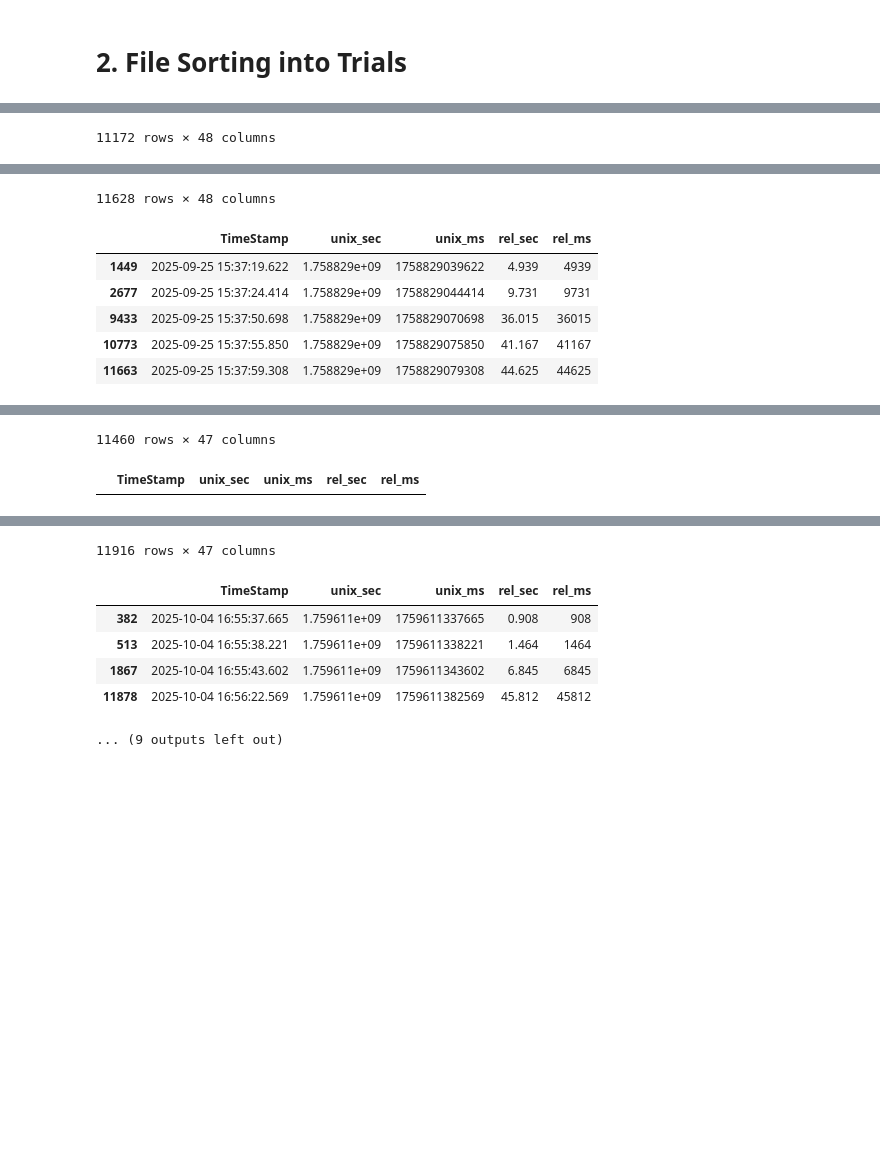
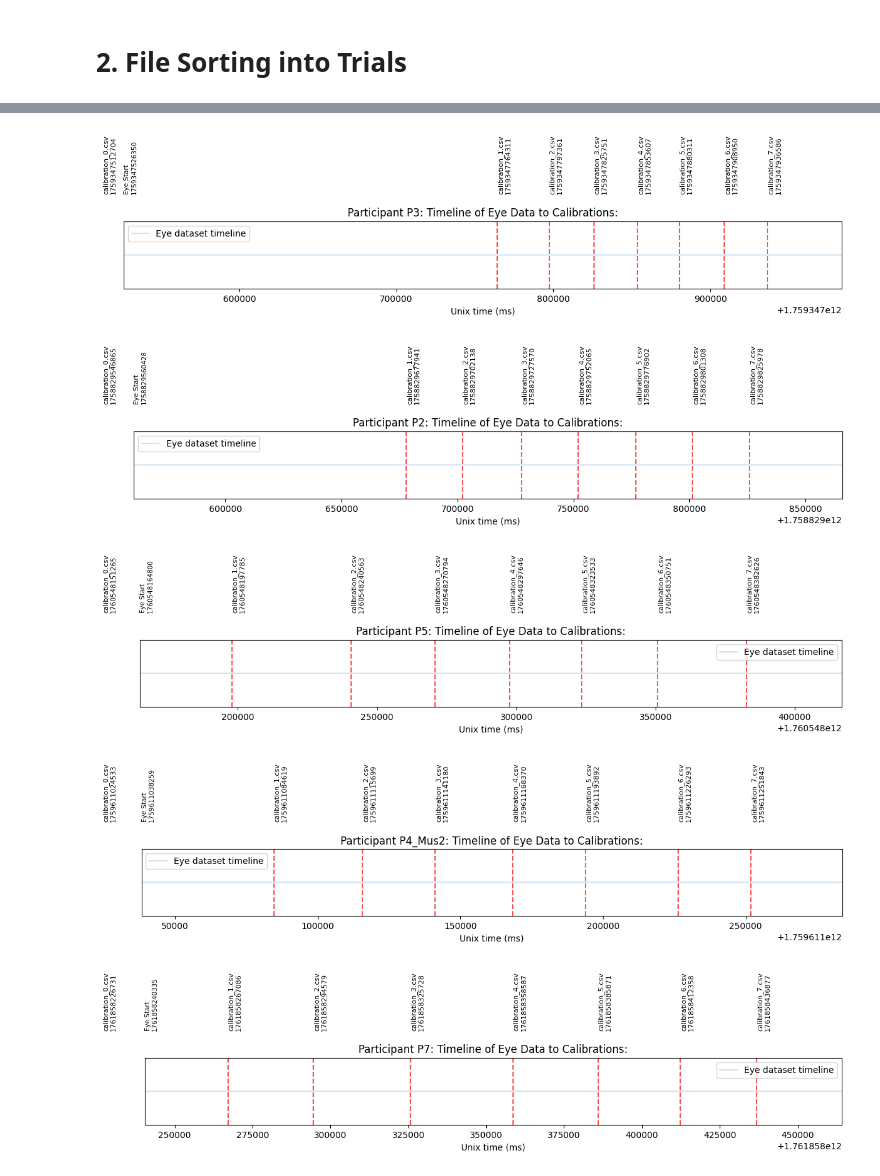
Before and after one commit to SimpleDevs-Research/EEG-Blink-Cal, a Jupyter notebook: main.ipynb, the cells around one changed output, grey strips where cells are left out. Drawn from its saved outputs; the diff is of its cells as text; code cells hidden in the pictures; blank space fills up the shorter version.

```diff
--- a/main.ipynb
+++ b/main.ipynb
@@ -136,16 +139,65 @@ Missing:
 # %% [markdown]
 # 2. File Sorting into Trials
 # %%
-from components import eeg_handling as eh
+import os
+import pandas as pd
+from tqdm import tqdm
+pd.options.mode.chained_assignment = None  # default='warn'
+
+from components import eeg_handling as eh, plot_handling as ph
 importlib.reload(eh)
+importlib.reload(ph)
+
+_CALIBRATION_COLUMNS = [
+    'unix_ms',
+    'frame',
+    'rel_timestamp',
+    'event',
+    'overlap_counter'
+]
+
+#
+def read_calibration_file(_F:str, correction:bool=True):
+    # Read the file
+    df = pd.read_csv(_F)
+
+    # Correction, if necessary
+    if correction:
+        df = df.iloc[:, :len(_CALIBRATION_COLUMNS)]
+        df.columns = _CALIBRATION_COLUMNS
 
 # SEPARATE FILES INTO TRIALS
 def separate_into_trials( pdirs: Iterable[str] ) -> None:
     # Iterate through eahch participant directory
-    for pdir in pdirs:
-        # The eeg_rest data
+    pbar = tqdm(pdirs)
+    for pdir in pbar:
+        # Initialize Path and pbar, update pbar
+        ppath = Path(pdir)
+        pid = os.path.basename(pdir)
+        pbar.set_description(pid)
+        # Create the outpuyt directory for the rest state
+        output_dir = fh.mkdirs(os.path.join(pdir, 'rest/'))
+        # Read the eeg_rest data
         eeg, blinks = eh.read(os.path.join(pdir, 'eeg_rest.csv'))
-        raw, processed = eeg_handling.separate(eeg)
+        raw, processed = eh.separate(eeg)
+        #  Save rest data
+        raw.to_csv(os.path.join(output_dir, 'raw.csv'), index=False)
+        processed.to_csv(os.path.join(output_dir, 'processed.csv'), index=False)
+        blinks.to_csv(os.path.join(output_dir, 'muse_blinks.csv'), index=False)
+
+        # Render Eye-To-Calibration Files
+        calibration_files = [str(cal_file) for cal_file in sorted(ppath.glob("calibration_*.csv"))]
+        eye_file = os.path.join(pdir, 'eye.csv')
+        ph.eye_calibration_timeline(
+            pid,
+            eye_file,
+            calibration_files,
+            show = False,
+            outpath = os.path.join(pdir, 'eye_to_cal_timeline.png')
+        )
+
+
+
 
 separate_into_trials(pdirs)
 # %% [output]
@@ -164 +203,0 @@ separate_into_trials(pdirs)
-11172 rows × 48 columns
@@ -186,7 +203,0 @@ separate_into_trials(pdirs)
-11628 rows × 48 columns
-|  | TimeStamp | unix_sec | unix_ms | rel_sec | rel_ms |
-| 1449 | 2025-09-25 15:37:19.622 | 1.758829e+09 | 1758829039622 | 4.939 | 4939 |
-| 2677 | 2025-09-25 15:37:24.414 | 1.758829e+09 | 1758829044414 | 9.731 | 9731 |
-| 9433 | 2025-09-25 15:37:50.698 | 1.758829e+09 | 1758829070698 | 36.015 | 36015 |
-| 10773 | 2025-09-25 15:37:55.850 | 1.758829e+09 | 1758829075850 | 41.167 | 41167 |
-| 11663 | 2025-09-25 15:37:59.308 | 1.758829e+09 | 1758829079308 | 44.625 | 44625 |
@@ -205,2 +203,0 @@ separate_into_trials(pdirs)
-11460 rows × 47 columns
-|  | TimeStamp | unix_sec | unix_ms | rel_sec | rel_ms |
@@ -219,7 +204,5 @@ separate_into_trials(pdirs)
-11916 rows × 47 columns
-|  | TimeStamp | unix_sec | unix_ms | rel_sec | rel_ms |
-| 382 | 2025-10-04 16:55:37.665 | 1.759611e+09 | 1759611337665 | 0.908 | 908 |
-| 513 | 2025-10-04 16:55:38.221 | 1.759611e+09 | 1759611338221 | 1.464 | 1464 |
-| 1867 | 2025-10-04 16:55:43.602 | 1.759611e+09 | 1759611343602 | 6.845 | 6845 |
-| 11878 | 2025-10-04 16:56:22.569 | 1.759611e+09 | 1759611382569 | 45.812 | 45812 |
-... (9 outputs left out)
+[figure, added]
+[figure, added]
+[figure, added]
+[figure, added]
+[figure, added]
```
Also changed, not shown: parts of 2 cells of this notebook, 1 other file.
